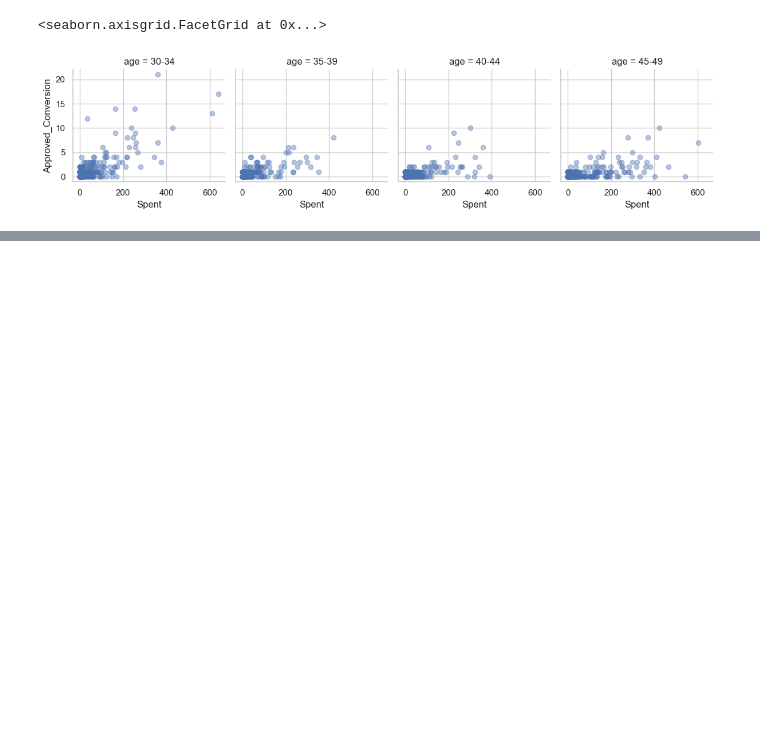
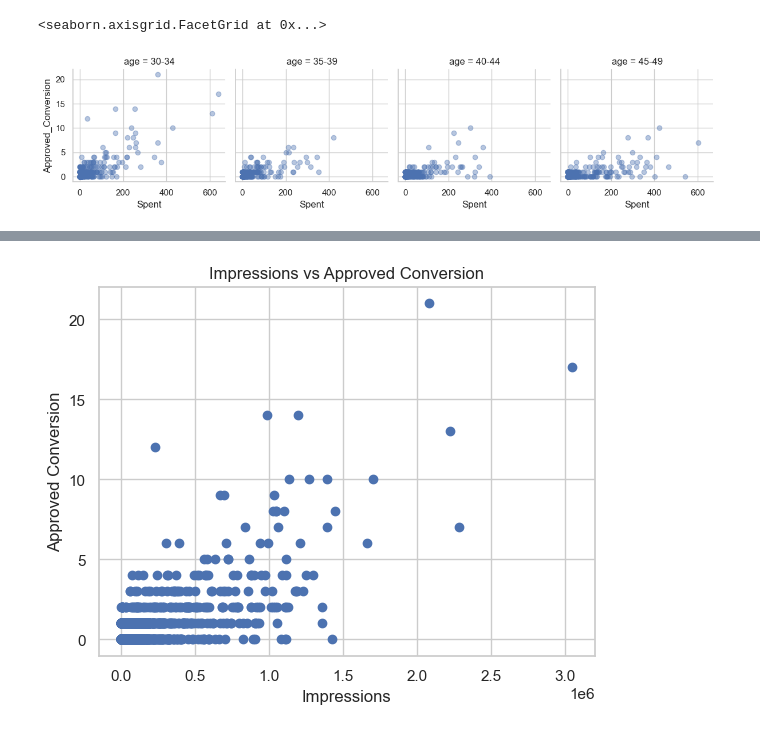
Before and after one commit to joela03/Marketing-EDA, a Jupyter notebook: marketing_eda.ipynb, the cells around one changed output, grey strips where cells are left out. Saved outputs shown, nothing was run; the diff lists cells and outputs as text; code cells hidden in the pictures; blank space fills up the shorter version.

```diff
--- a/marketing_eda.ipynb
+++ b/marketing_eda.ipynb
@@ -310,0 +320,8 @@ g.add_legend()
+# %%
+plt.scatter(df['Impressions'], df['Approved_Conversion'])
+plt.title("Impressions vs Approved Conversion")
+plt.xlabel("Impressions")
+plt.ylabel("Approved Conversion")
+plt.show()
+# %% [output]
+[figure, added]
```
Also changed, not shown: parts of 7 cells of this notebook.
